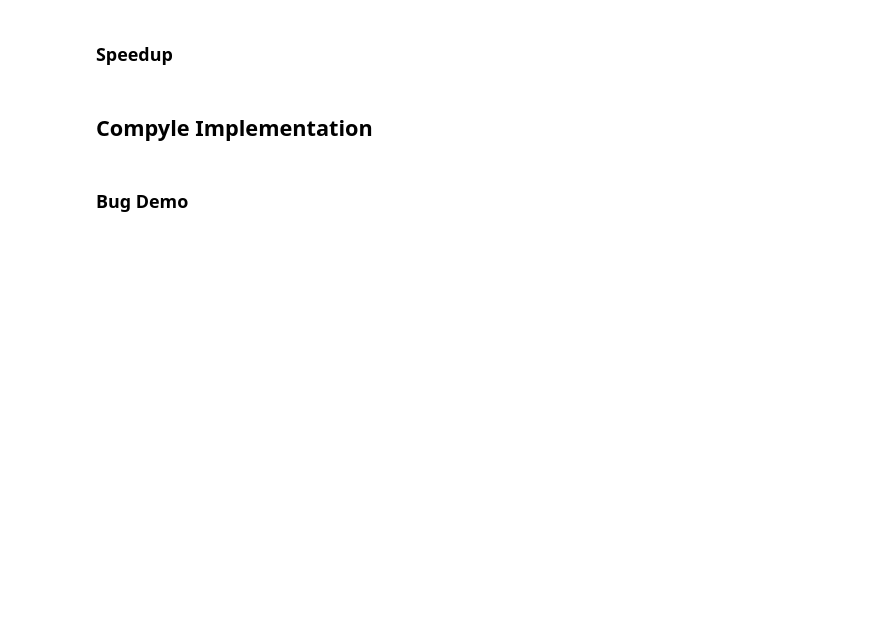
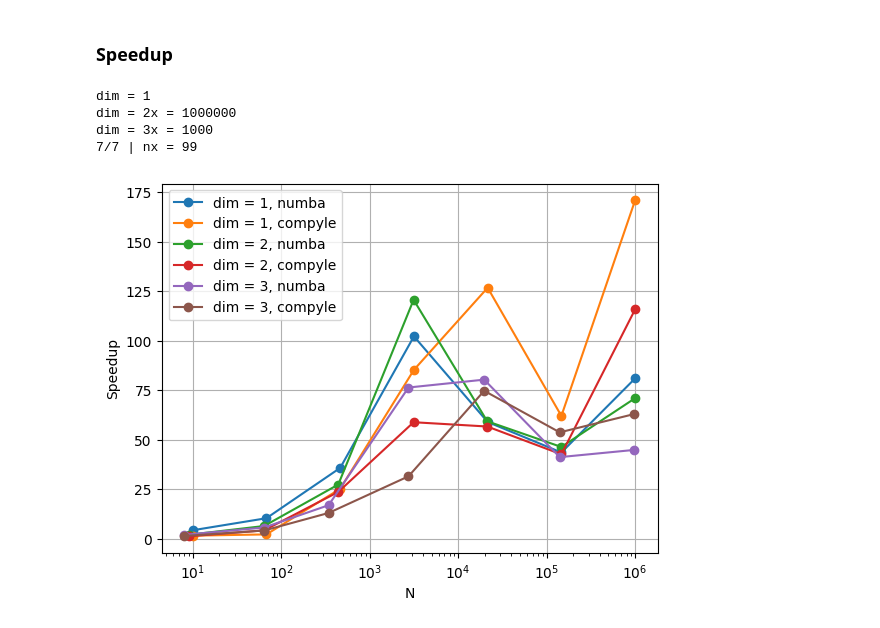
Before and after one commit to Prajwal-Prathiksh/ddp-thesis, a Jupyter notebook: code/play_energy_spectrum.ipynb, the cells around one changed output. Saved outputs shown, nothing was run; the diff lists cells and outputs as text; code cells hidden in the pictures; blank space fills up the shorter version.

```diff
--- a/code/play_energy_spectrum.ipynb
+++ b/code/play_energy_spectrum.ipynb
@@ -375,7 +383,7 @@ def plot_speedup():
     EPS = 1e-50
     for dim in [1, 2, 3]:
         print(f"dim = {dim}")
-        time_python, time_numba = [], []
+        time_python, time_numba, time_compyle = [], [], []
         N_list = np.logspace(1, 6, 7)
         nx_list = np.power(N_list, 1./dim).astype(int)
         for idx, nx in enumerate(nx_list):
@@ -385,35 +393,55 @@ def plot_speedup():
                 N_iter = 3
             es_ob = EnergySpectrum.from_example(
                 dim=dim, nx=nx, custom_formula=None
             )
             time_python.append(
                 timeit.timeit(
                     lambda: es_ob.compute(func_config='python'), number=N_iter
                 ) / N_iter
             )
             time_numba.append(
                 timeit.timeit(
                     lambda: es_ob.compute(func_config='numba'), number=N_iter
                 ) / N_iter
             )
+            time_compyle.append(
+                timeit.timeit(
+                    lambda: es_ob.compute(func_config='compyle'), number=N_iter
+                ) / N_iter
+            )
 
             # Print % completion
             print(f"{idx+1}/{len(nx_list)} | nx = {nx} ", end='\r')
 
         time_python = np.array(time_python) + EPS
         time_numba = np.array(time_numba) + EPS
-        print(f"time_python = {time_python}")
-        print(f"time_numba = {time_numba}")
+        time_compyle = np.array(time_compyle) + EPS
+
+        # print(f"time_python = {time_python}")
+        # print(f"time_numba = {time_numba}")
+        # print(f"time_compyle = {time_compyle}")
+
         speedup_numba = time_python / time_numba
+        speedup_compyle = time_python / time_compyle
+
         plt.semilogx(
             nx_list**dim, speedup_numba, label=f'dim = {dim}, numba',
             marker='o'
         )
+        plt.semilogx(
+            nx_list**dim, speedup_compyle, label=f'dim = {dim}, compyle',
+            marker='o'
+        )
+
     plt.legend()
     plt.xlabel('N')
     plt.ylabel('Speedup');
     plt.grid()
 
-# plot_speedup()
+plot_speedup()
+# %% [output]
+dim = 1
+dim = 2x = 1000000
+dim = 3x = 1000
+7/7 | nx = 99
+[figure, added]
-# %% [markdown]
-## Compyle Implementation
@@ -429,2 +447,0 @@ from math import sqrt, ceil, floor
-# %% [markdown]
-### Bug Demo
```
Also changed, not shown: parts of 20 cells of this notebook, 1 other file.
